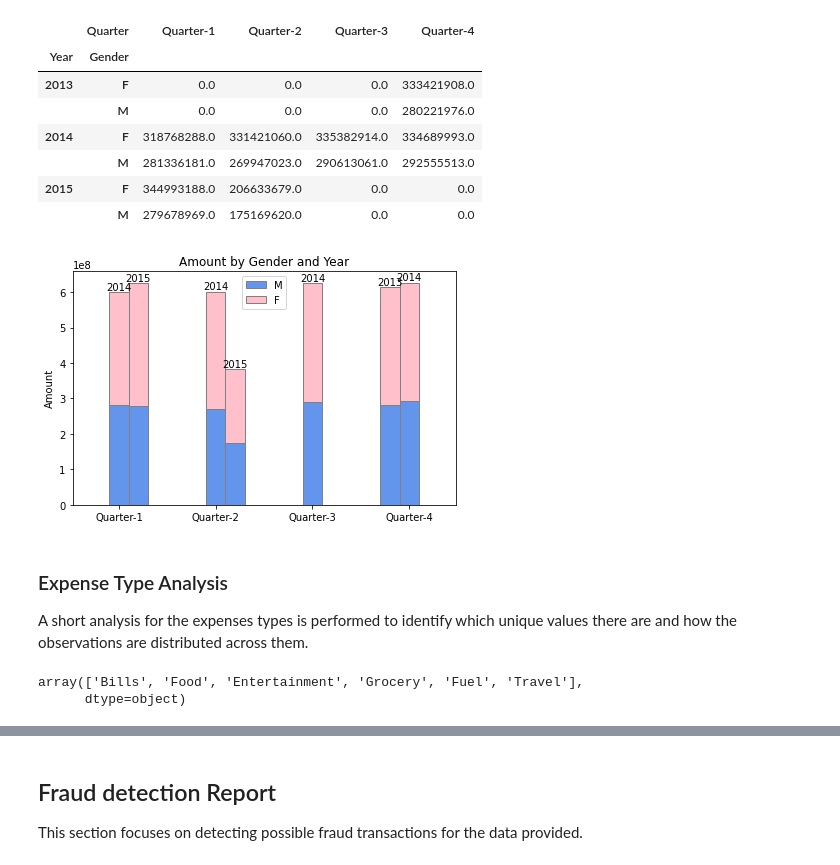
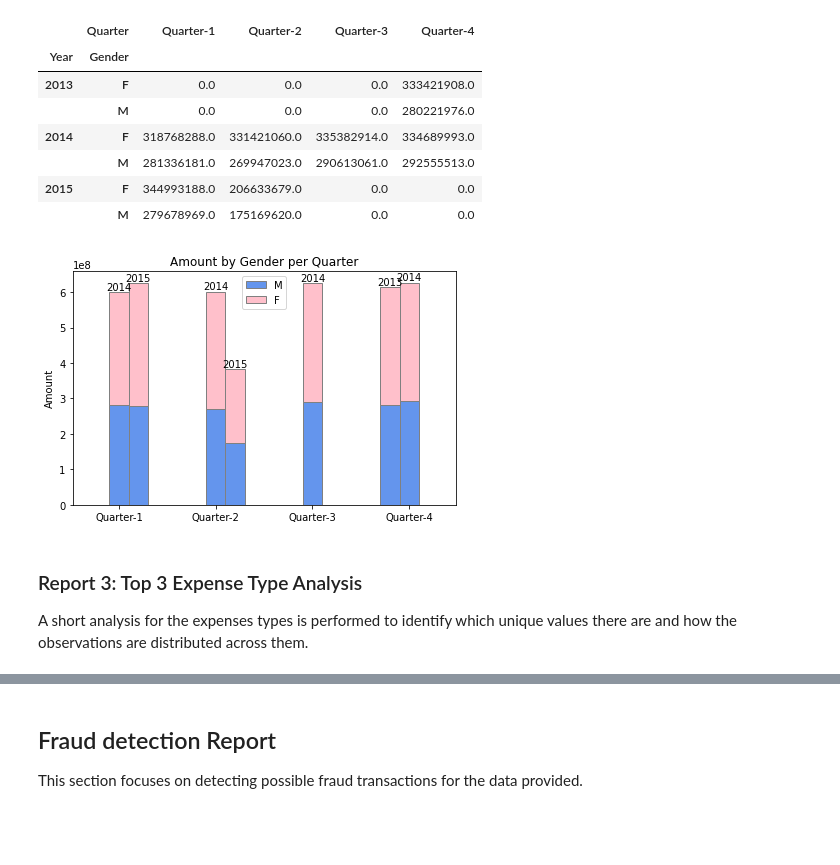
Before and after one commit to LaloLoop/prog8420-egs-solutions, a Jupyter notebook: bank-transactions-analysis/bank-transaction.ipynb, the cells around one changed output, grey strips where cells are left out. Cells and saved outputs as stored; diff of their text form; code cells hidden in the pictures; blank space fills up the shorter version.

```diff
--- a/bank-transactions-analysis/bank-transaction.ipynb
+++ b/bank-transactions-analysis/bank-transaction.ipynb
@@ -187,8 +187,9 @@ pivot_all
 | 2015 | F | 344993188.0 | 206633679.0 | 0.0 | 0.0 |
 |  | M | 279678969.0 | 175169620.0 | 0.0 | 0.0 |
 # %%
+N = 4
 labels = [f"Quarter-{i}" for i in range(1, N+1)]
-N = len(labels)
+
 x = np.arange(N)
 width = 0.20
 
@@ -203,41 +204,35 @@ for idx, year in enumerate(sorted(bank_data['Year'].unique()), start=-1):
     male_filtered = year_filtered[pivot_reset['Gender'] == 'M']
 
     f_values = fem_filtered.iloc[:, 2:].values[0]
     m_values = male_filtered.iloc[:, 2:].values[0]
 
     rectsM = ax.bar(x + (idx*width), m_values, width, label='M', color='cornflowerblue', edgecolor='gray')
     rectsF = ax.bar(x + (idx*width), f_values, width, bottom=m_values, label='F', color='pink', edgecolor='gray')
 
 
     for rect, val in zip(rectsF, m_values):
         if val == 0:
             continue
 
         height = rect.get_height()
         ax.text(
             rect.get_x() + rect.get_width() / 2, val + height + 5, year, ha="center", va="bottom"
         )
 
 ax.set_ylabel('Amount')
-ax.set_title('Amount by Gender and Year')
+ax.set_title('Amount by Gender per Quarter')
 ax.set_xticks(x, labels)
 
 # De duplicating labels
 handles, labels = plt.gca().get_legend_handles_labels()
 by_label = dict(zip(labels, handles))
 plt.legend(by_label.values(), by_label.keys())
 
 fig.tight_layout()
 
 plt.show()
 # %% [output]
-[figure, old version]
+[figure, new version]
 # %% [markdown]
-### Expense Type Analysis
+### Report 3: Top 3 Expense Type Analysis
 A short analysis for the expenses types is performed to identify which unique values there are and how the observations are distributed across them.
-# %%
-
-bank_data["Exp Type"].unique()
-# %% [output]
-array(['Bills', 'Food', 'Entertainment', 'Grocery', 'Fuel', 'Travel'],
-      dtype=object)
```
Also changed, not shown: parts of 24 cells of this notebook.
